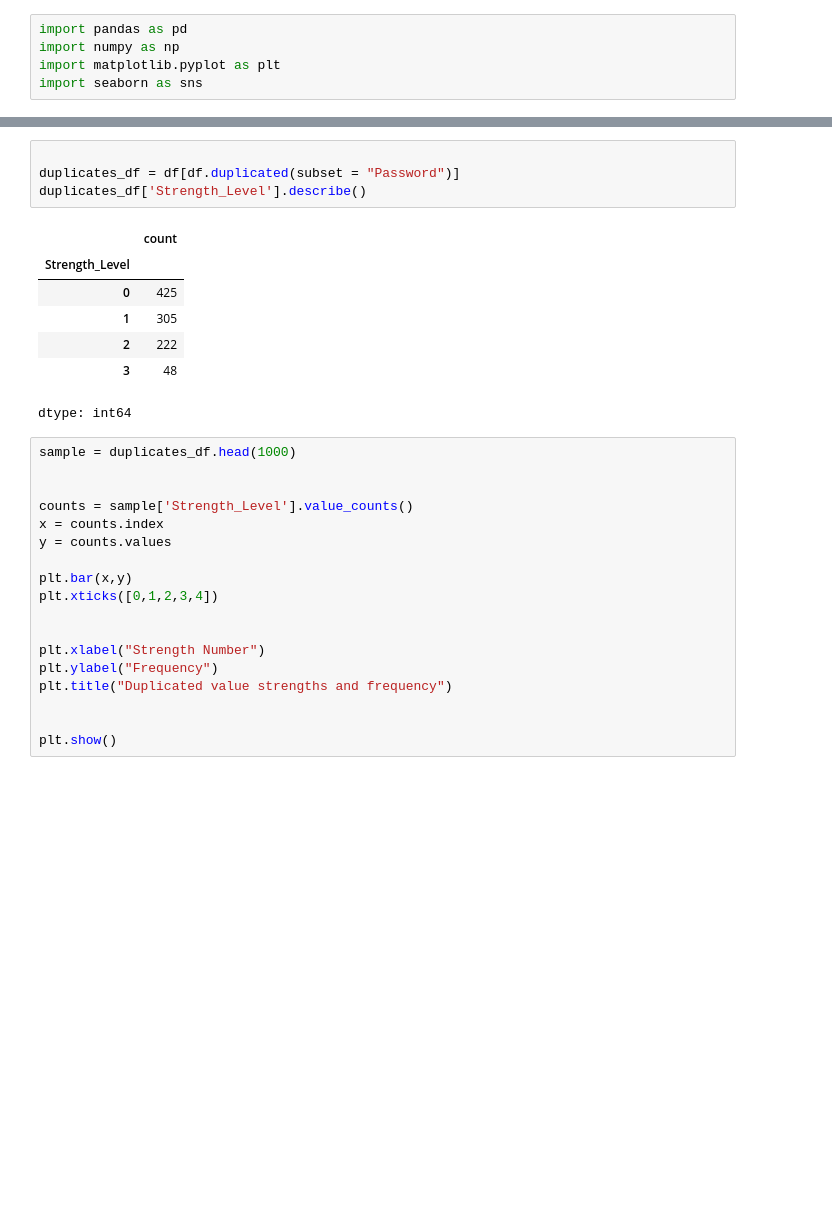
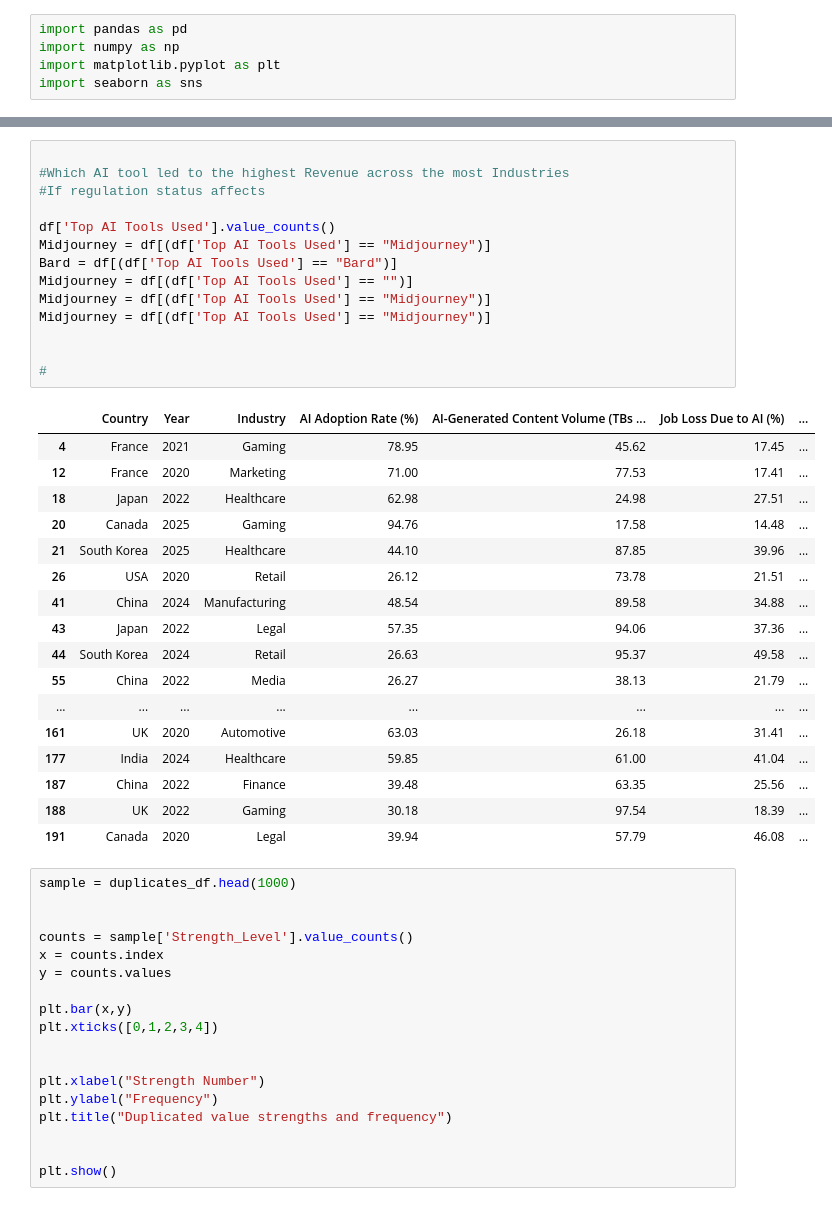
Before and after one commit to hameedjimoh312/Coding-School, a Jupyter notebook: Research_Project.ipynb, the cells around one changed output, grey strips where cells are left out. Saved outputs shown, nothing was run; the diff lists cells and outputs as text; blank space fills up the shorter version.

```diff
--- a/Research_Project.ipynb
+++ b/Research_Project.ipynb
@@ -22,15 +22,35 @@ df.head()
-# %%
-
-duplicates_df = df[df.duplicated(subset = "Password")]
-duplicates_df['Strength_Level'].describe()
-# %% [output]
-|  | count |
-| Strength_Level |  |
-| 0 | 425 |
-| 1 | 305 |
-| 2 | 222 |
-| 3 | 48 |
-dtype: int64
+# %%
+
+#Which AI tool led to the highest Revenue across the most Industries
+#If regulation status affects
+
+df['Top AI Tools Used'].value_counts()
+Midjourney = df[(df['Top AI Tools Used'] == "Midjourney")]
+Bard = df[(df['Top AI Tools Used'] == "Bard")]
+Midjourney = df[(df['Top AI Tools Used'] == "")]
+Midjourney = df[(df['Top AI Tools Used'] == "Midjourney")]
+Midjourney = df[(df['Top AI Tools Used'] == "Midjourney")]
+
+
+#
+# %% [output]
+|  | Country | Year | Industry | AI Adoption Rate (%) | AI-Generated Content Volume (TBs ... | Job Loss Due to AI (%) | ... |
+| 4 | France | 2021 | Gaming | 78.95 | 45.62 | 17.45 | ... |
+| 12 | France | 2020 | Marketing | 71.00 | 77.53 | 17.41 | ... |
+| 18 | Japan | 2022 | Healthcare | 62.98 | 24.98 | 27.51 | ... |
+| 20 | Canada | 2025 | Gaming | 94.76 | 17.58 | 14.48 | ... |
+| 21 | South Korea | 2025 | Healthcare | 44.10 | 87.85 | 39.96 | ... |
+| 26 | USA | 2020 | Retail | 26.12 | 73.78 | 21.51 | ... |
+| 41 | China | 2024 | Manufacturing | 48.54 | 89.58 | 34.88 | ... |
+| 43 | Japan | 2022 | Legal | 57.35 | 94.06 | 37.36 | ... |
+| 44 | South Korea | 2024 | Retail | 26.63 | 95.37 | 49.58 | ... |
+| 55 | China | 2022 | Media | 26.27 | 38.13 | 21.79 | ... |
+| ... | ... | ... | ... | ... | ... | ... | ... |
+| 161 | UK | 2020 | Automotive | 63.03 | 26.18 | 31.41 | ... |
+| 177 | India | 2024 | Healthcare | 59.85 | 61.00 | 41.04 | ... |
+| 187 | China | 2022 | Finance | 39.48 | 63.35 | 25.56 | ... |
+| 188 | UK | 2022 | Gaming | 30.18 | 97.54 | 18.39 | ... |
+| 191 | Canada | 2020 | Legal | 39.94 | 57.79 | 46.08 | ... |
 # %%
 sample = duplicates_df.head(1000)
 
```
Also changed, not shown: parts of 2 cells of this notebook.
